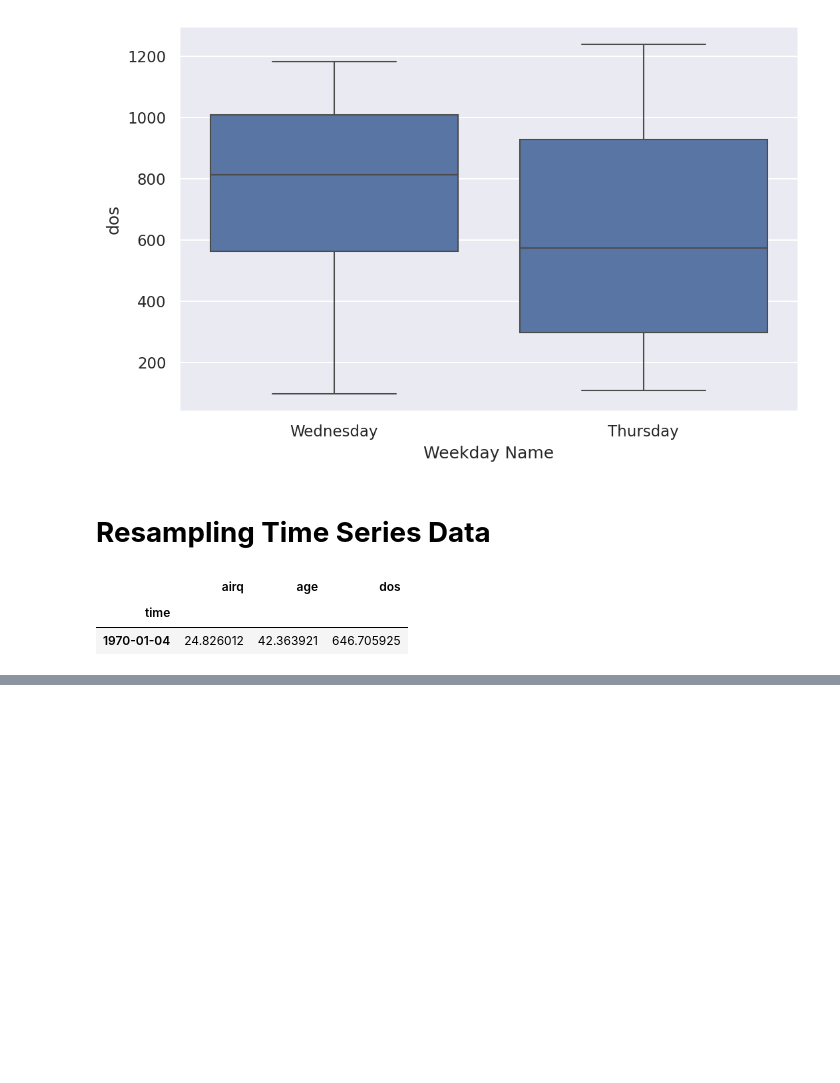
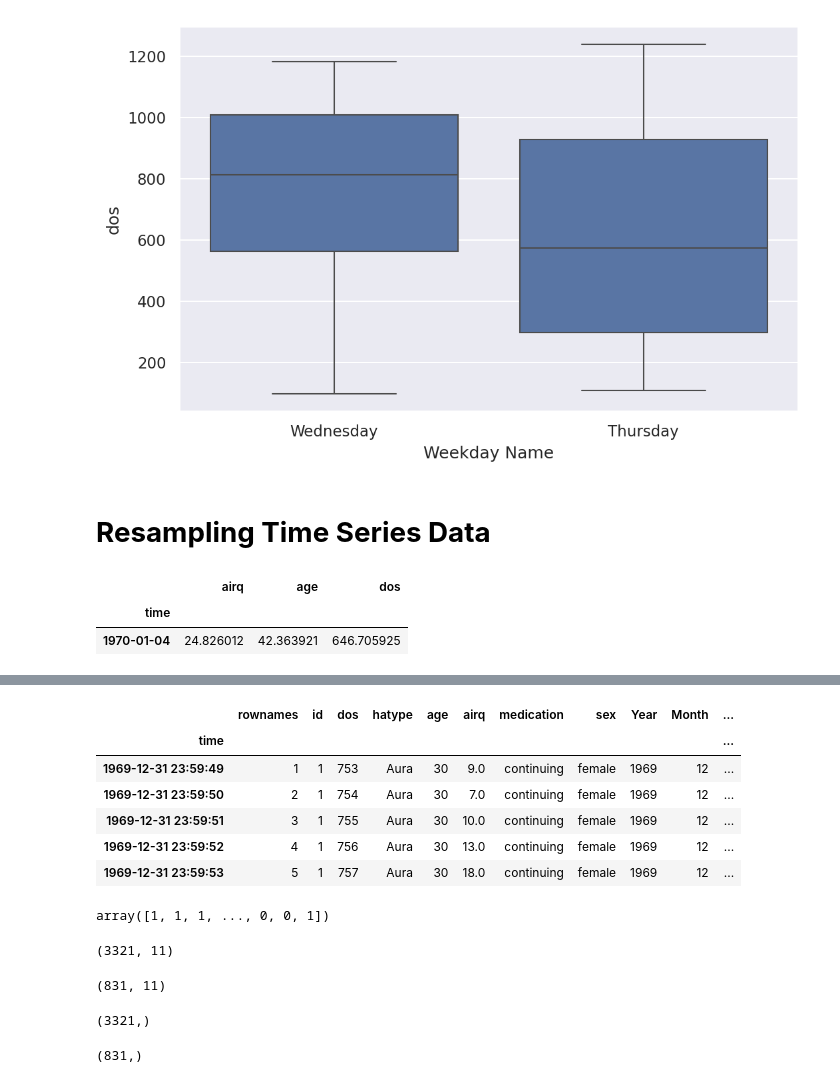
Before and after one commit to anjli1810/Exploratory_Data_Analysis, a Jupyter notebook: 21BDS0069.ipynb, the cells around one changed output, grey strips where cells are left out. Drawn from its saved outputs; the diff is of its cells as text; code cells hidden in the pictures; blank space fills up the shorter version.

```diff
--- a/21BDS0069.ipynb
+++ b/21BDS0069.ipynb
@@ -769,0 +817,16 @@ weekly_mean
+# %%
+#Anjali Srivastava
+#21BDS0069
+# Define target variable (Assuming last column is the target)
+target_column = data['headache']
+X = data.drop('headache',axis=1)
+# %%
+X.head()
+# %% [output]
+|  | rownames | id | dos | hatype | age | airq | medication | sex | Year | Month | ... |
+| time |  |  |  |  |  |  |  |  |  |  | ... |
+| 1969-12-31 23:59:49 | 1 | 1 | 753 | Aura | 30 | 9.0 | continuing | female | 1969 | 12 | ... |
+| 1969-12-31 23:59:50 | 2 | 1 | 754 | Aura | 30 | 7.0 | continuing | female | 1969 | 12 | ... |
+| 1969-12-31 23:59:51 | 3 | 1 | 755 | Aura | 30 | 10.0 | continuing | female | 1969 | 12 | ... |
+| 1969-12-31 23:59:52 | 4 | 1 | 756 | Aura | 30 | 13.0 | continuing | female | 1969 | 12 | ... |
+| 1969-12-31 23:59:53 | 5 | 1 | 757 | Aura | 30 | 18.0 | continuing | female | 1969 | 12 | ... |
@@ -769,0 +840,4 @@ weekly_mean
+# %%
+le.fit_transform(target_column)
+# %% [output]
+array([1, 1, 1, ..., 0, 0, 1])
@@ -769,0 +847,24 @@ weekly_mean
+# %%
+#Anjali Srivastava
+#21BDS0069
+X_train.shape
+# %% [output]
+(3321, 11)
+# %%
+#Anjali Srivastava
+#21BDS0069
+X_test.shape
+# %% [output]
+(831, 11)
+# %%
+#Anjali Srivastava
+#21BDS0069
+y_train.shape
+# %% [output]
+(3321,)
+# %%
+y_test.shape
+#Anjali Srivastava
+#21BDS0069
+# %% [output]
+(831,)
```
Also changed, not shown: parts of 31 cells of this notebook.
